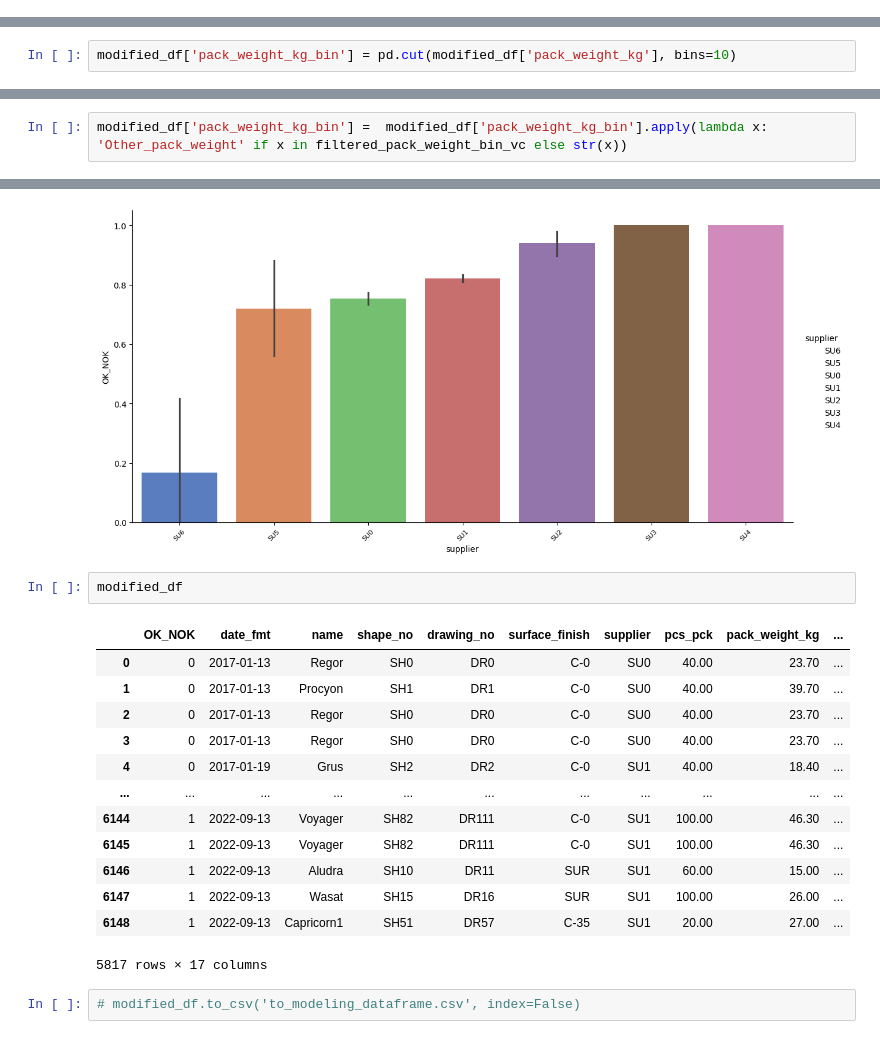
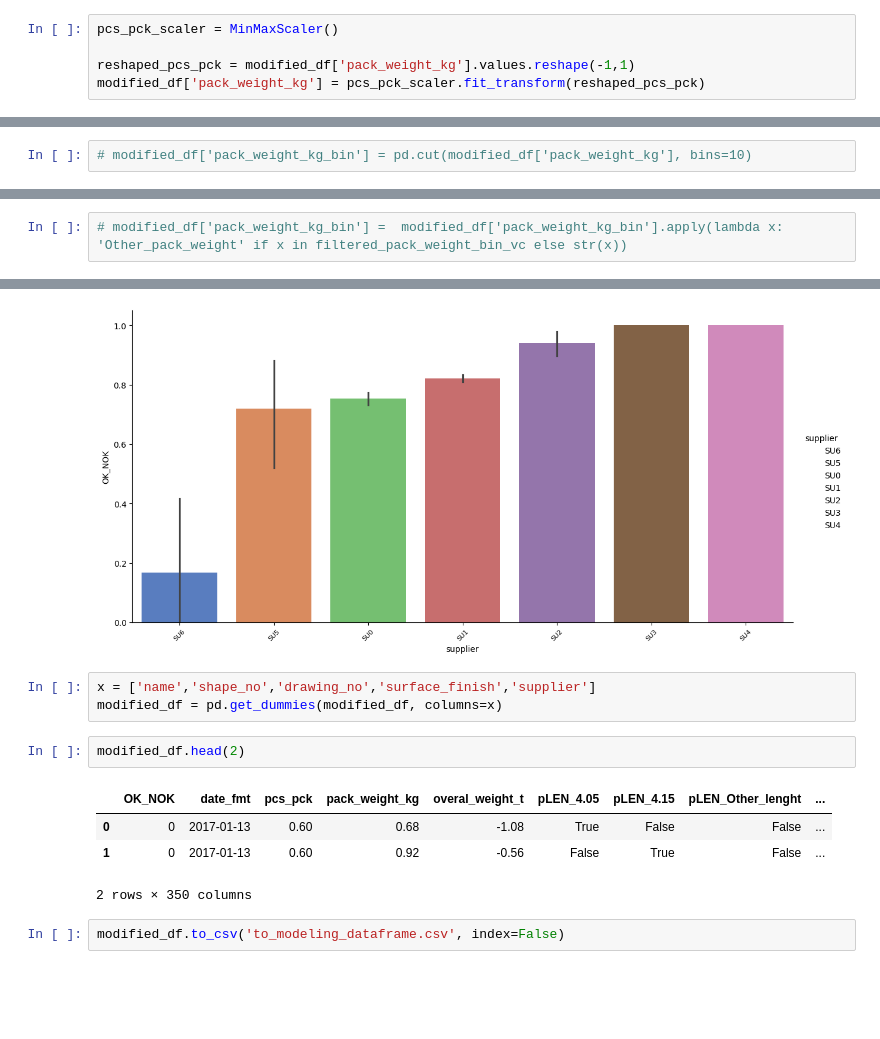
Before and after one commit to Fabiqula/Manufacturing-QC-OK-NOK-Prediction-Model, a Jupyter notebook: QC_incoming_goods_prediction.ipynb, the cells around one changed output, grey strips where cells are left out. Drawn from its saved outputs; the diff is of its cells as text; blank space fills up the shorter version.

```diff
--- a/QC_incoming_goods_prediction.ipynb
+++ b/QC_incoming_goods_prediction.ipynb
@@ -1074,0 +1040,5 @@ plt.show()
+# %%
+pcs_pck_scaler = MinMaxScaler()
+
+reshaped_pcs_pck = modified_df['pack_weight_kg'].values.reshape(-1,1)
+modified_df['pack_weight_kg'] = pcs_pck_scaler.fit_transform(reshaped_pcs_pck)
@@ -1075,3 +1047,3 @@ plt.show()
 # %%
-modified_df['pack_weight_kg_bin'] = pd.cut(modified_df['pack_weight_kg'], bins=10)
+# modified_df['pack_weight_kg_bin'] = pd.cut(modified_df['pack_weight_kg'], bins=10)
 # %%
@@ -1080,3 +1052,3 @@ filtered_pack_weight_bin_vc = pack_weight_bin_vc[pack_weight_bin_vc<200]
 # %%
-modified_df['pack_weight_kg_bin'] =  modified_df['pack_weight_kg_bin'].apply(lambda x: 'Other_pack_weight' if x in filtered_pack_weight_bin_vc else str(x))
+# modified_df['pack_weight_kg_bin'] =  modified_df['pack_weight_kg_bin'].apply(lambda x: 'Other_pack_weight' if x in filtered_pack_weight_bin_vc else str(x))
 # %%
@@ -1273,22 +1222,16 @@ supplier_plot.set_xticklabels(rotation=45, fontsize=8)
 plt.show()
 # %% [output]
 [figure]
+# %%
+x = ['name','shape_no','drawing_no','surface_finish','supplier']
+modified_df = pd.get_dummies(modified_df, columns=x)
 # %%
-modified_df
+modified_df.head(2)
 # %% [output]
-|  | OK_NOK | date_fmt | name | shape_no | drawing_no | surface_finish | supplier | pcs_pck | pack_weight_kg | ... |
-| 0 | 0 | 2017-01-13 | Regor | SH0 | DR0 | C-0 | SU0 | 40.00 | 23.70 | ... |
-| 1 | 0 | 2017-01-13 | Procyon | SH1 | DR1 | C-0 | SU0 | 40.00 | 39.70 | ... |
-| 2 | 0 | 2017-01-13 | Regor | SH0 | DR0 | C-0 | SU0 | 40.00 | 23.70 | ... |
-| 3 | 0 | 2017-01-13 | Regor | SH0 | DR0 | C-0 | SU0 | 40.00 | 23.70 | ... |
-| 4 | 0 | 2017-01-19 | Grus | SH2 | DR2 | C-0 | SU1 | 40.00 | 18.40 | ... |
-| ... | ... | ... | ... | ... | ... | ... | ... | ... | ... | ... |
-| 6144 | 1 | 2022-09-13 | Voyager | SH82 | DR111 | C-0 | SU1 | 100.00 | 46.30 | ... |
-| 6145 | 1 | 2022-09-13 | Voyager | SH82 | DR111 | C-0 | SU1 | 100.00 | 46.30 | ... |
-| 6146 | 1 | 2022-09-13 | Aludra | SH10 | DR11 | SUR | SU1 | 60.00 | 15.00 | ... |
-| 6147 | 1 | 2022-09-13 | Wasat | SH15 | DR16 | SUR | SU1 | 100.00 | 26.00 | ... |
-| 6148 | 1 | 2022-09-13 | Capricorn1 | SH51 | DR57 | C-35 | SU1 | 20.00 | 27.00 | ... |
+|  | OK_NOK | date_fmt | pcs_pck | pack_weight_kg | overal_weight_t | pLEN_4.05 | pLEN_4.15 | pLEN_Other_lenght | ... |
+| 0 | 0 | 2017-01-13 | 0.60 | 0.68 | -1.08 | True | False | False | ... |
+| 1 | 0 | 2017-01-13 | 0.60 | 0.92 | -0.56 | False | True | False | ... |
-5817 rows × 17 columns
+2 rows × 350 columns
 # %%
-# modified_df.to_csv('to_modeling_dataframe.csv', index=False)
+modified_df.to_csv('to_modeling_dataframe.csv', index=False)
 # %%
```
Also changed, not shown: parts of 49 cells of this notebook.
